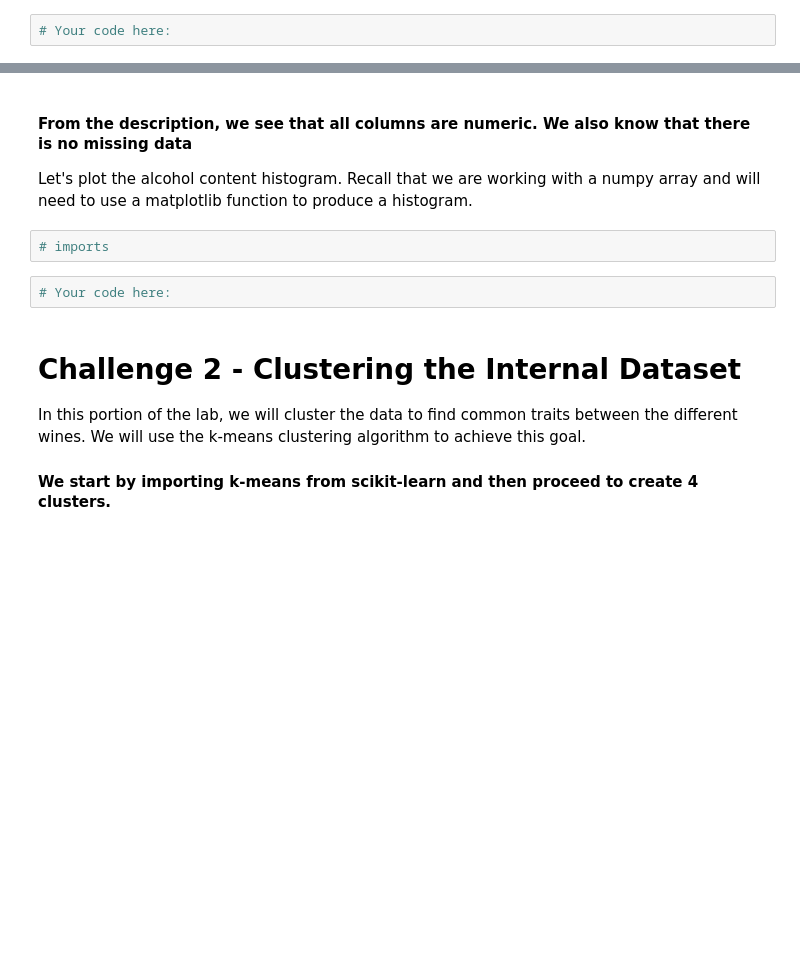
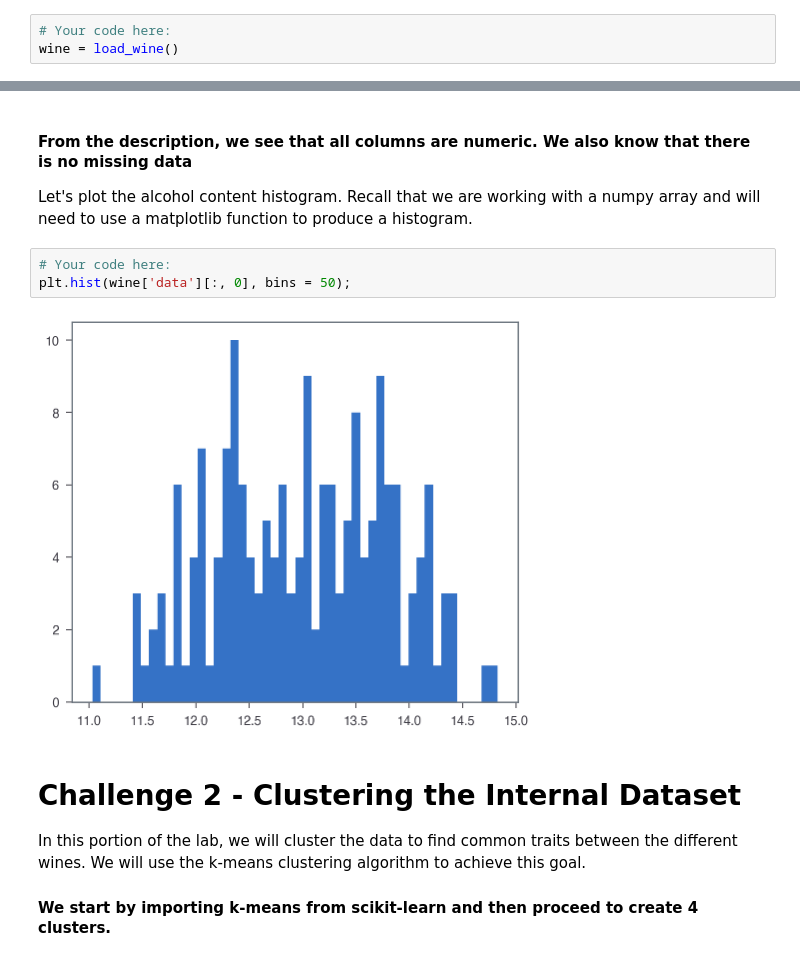
Before and after one commit to ta-data-lis/lab-unsupervised-learning-and-sklearn, a Jupyter notebook: your-code/main.ipynb, the cells around one changed output, grey strips where cells are left out. Drawn from its saved outputs; the diff is of its cells as text; blank space fills up the shorter version.

```diff
--- a/your-code/main.ipynb
+++ b/your-code/main.ipynb
@@ -18,6 +20,7 @@ from sklearn.datasets import load_wine
 In the cell below, use the `load_wine` function and assign the wine dataset to a variable called `wine`.
 # %%
 # Your code here:
+wine = load_wine()
 # %% [markdown]
 In the next step, list the keys of the variable `wine` to examine its contents. Note that the `load_wine` function does not return dataframes. It returns you a Python dictionary.
 # %%
@@ -36,10 +76,11 @@ Print the description of the dataset in the cell below using the `DESCR` attribu
 #### From the description, we see that all columns are numeric. We also know that there is no missing data
 
 Let's plot the alcohol content histogram. Recall that we are working with a numpy array and will need to use a matplotlib function to produce a histogram.
-# %%
-# imports
 # %%
 # Your code here:
+plt.hist(wine['data'][:, 0], bins = 50);
+# %% [output]
+[figure, added]
 # %% [markdown]
 # Challenge 2 - Clustering the Internal Dataset
 
```
Also changed, not shown: parts of 4 cells of this notebook.
